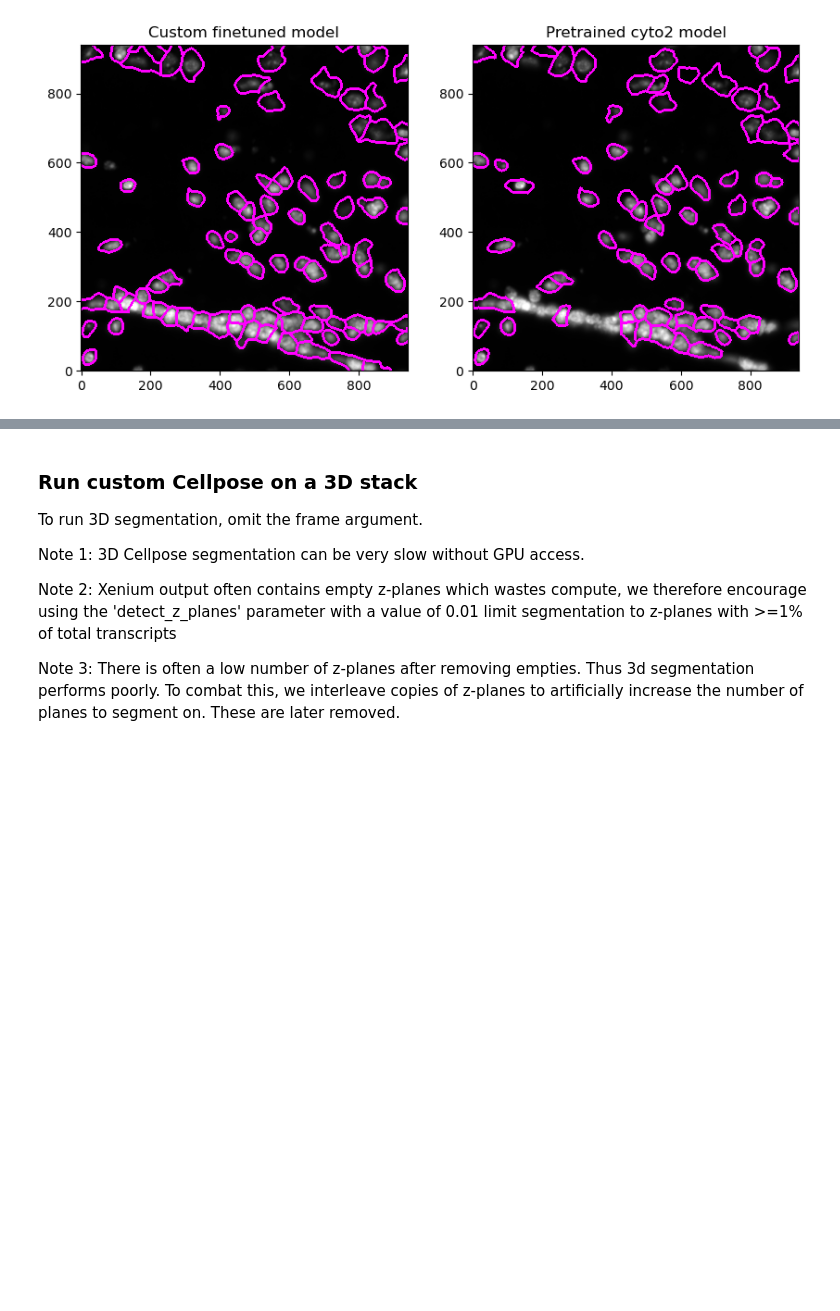
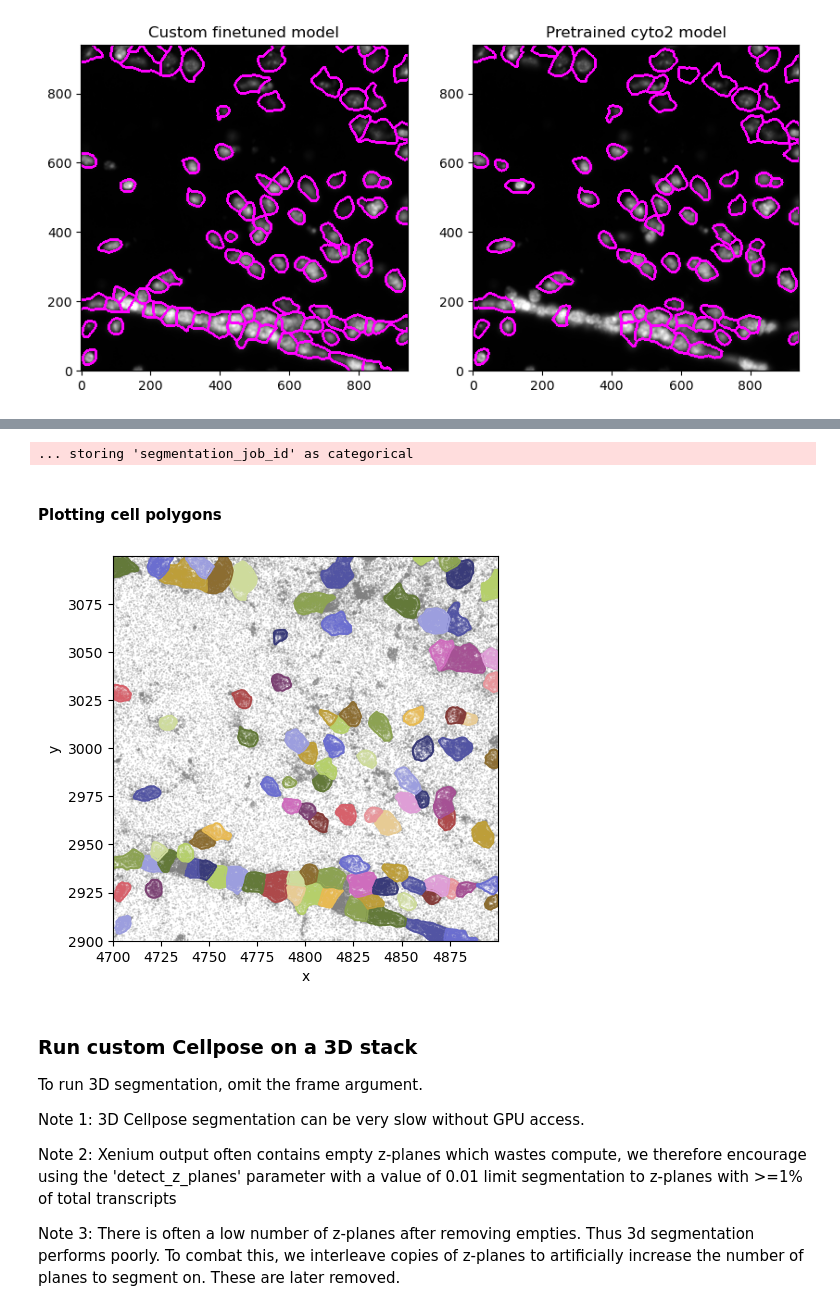
Before and after one commit to AllenInstitute/spots-in-space, a Jupyter notebook: demos/xenium_demo.ipynb, the cells around one changed output, grey strips where cells are left out. Drawn from its saved outputs; the diff is of its cells as text; code cells hidden in the pictures; blank space fills up the shorter version.

```diff
--- a/demos/xenium_demo.ipynb
+++ b/demos/xenium_demo.ipynb
@@ -164,0 +172,3 @@ plt.show()
+# %%
+segmented_spot_table = result_custom_2d.spot_table()
+segmented_spot_table.calculate_cell_polygons(separate_z_planes=False) # Since the data is 2D, we can set this to False
@@ -165,3 +196,22 @@ plt.show()
+# %%
+# Polygons can be stored using the `save_polygons` method
+# Additionally, the cell_by_gene_anndata and save_anndata methods can be used to save the data polygons in the uns of an anndata object representing the cell-by-gene matrix
+os.mkdir(Path(os.path.abspath('')) / 'xenium_test_results')
+
+segmented_spot_table.save_cell_polygons(Path(os.path.abspath('')) / 'xenium_test_results/cell_polygons.geojson')
+
+segmented_spot_table.generate_cell_labels()
+segmented_spot_table.save_anndata(Path(os.path.abspath('')) / 'xenium_test_results/cell_by_gene.h5ad',
+                                  segmented_spot_table.cell_by_gene_anndata(x_format='dense'))
+# %% [output]
+... storing 'segmentation_job_id' as categorical
+# %% [markdown]
+#### Plotting cell polygons
+# %%
+fig, ax = plt.subplots(1, 1, figsize=(5, 5))
+segmented_spot_table.scatter_plot(ax=ax, color='cell_ids', show_polygons=True)
+# %% [output]
+[figure, added]
 # %% [markdown]
 ### Run custom Cellpose on a 3D stack
 
```
Also changed, not shown: parts of 11 cells of this notebook, 2 other files.
